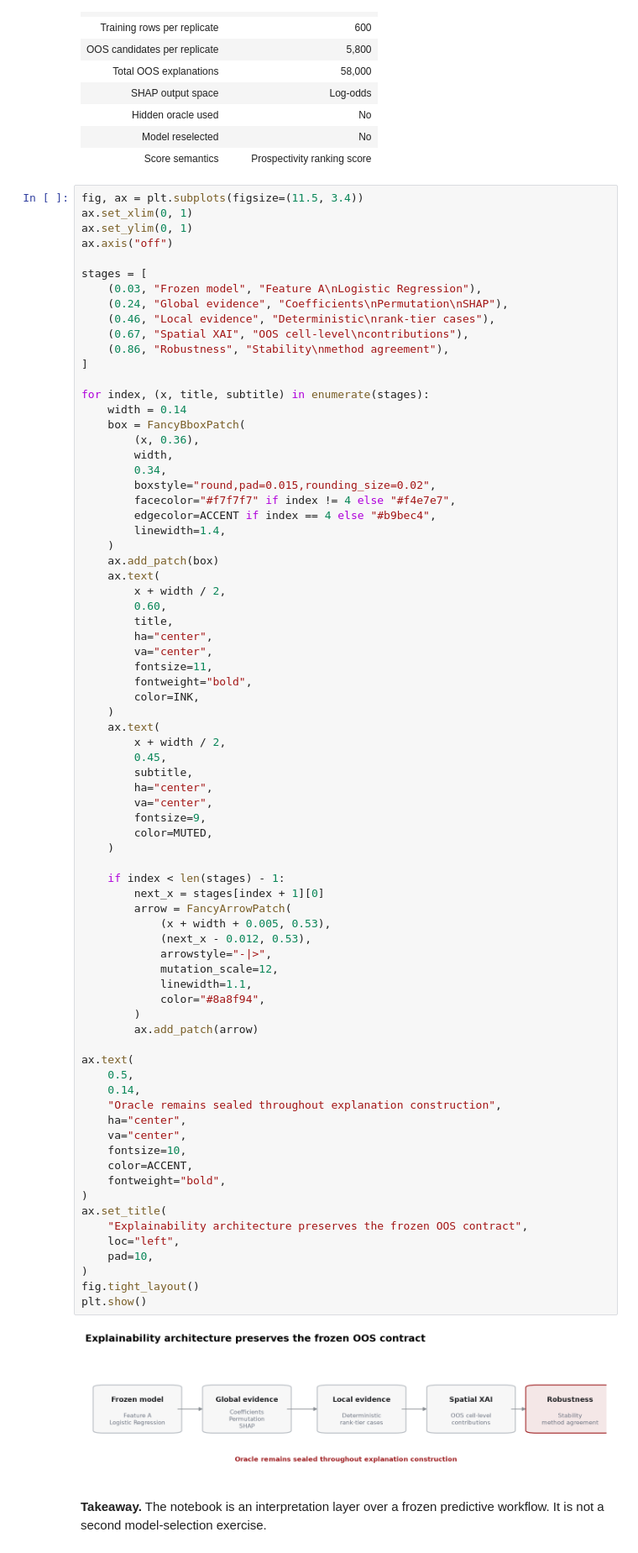
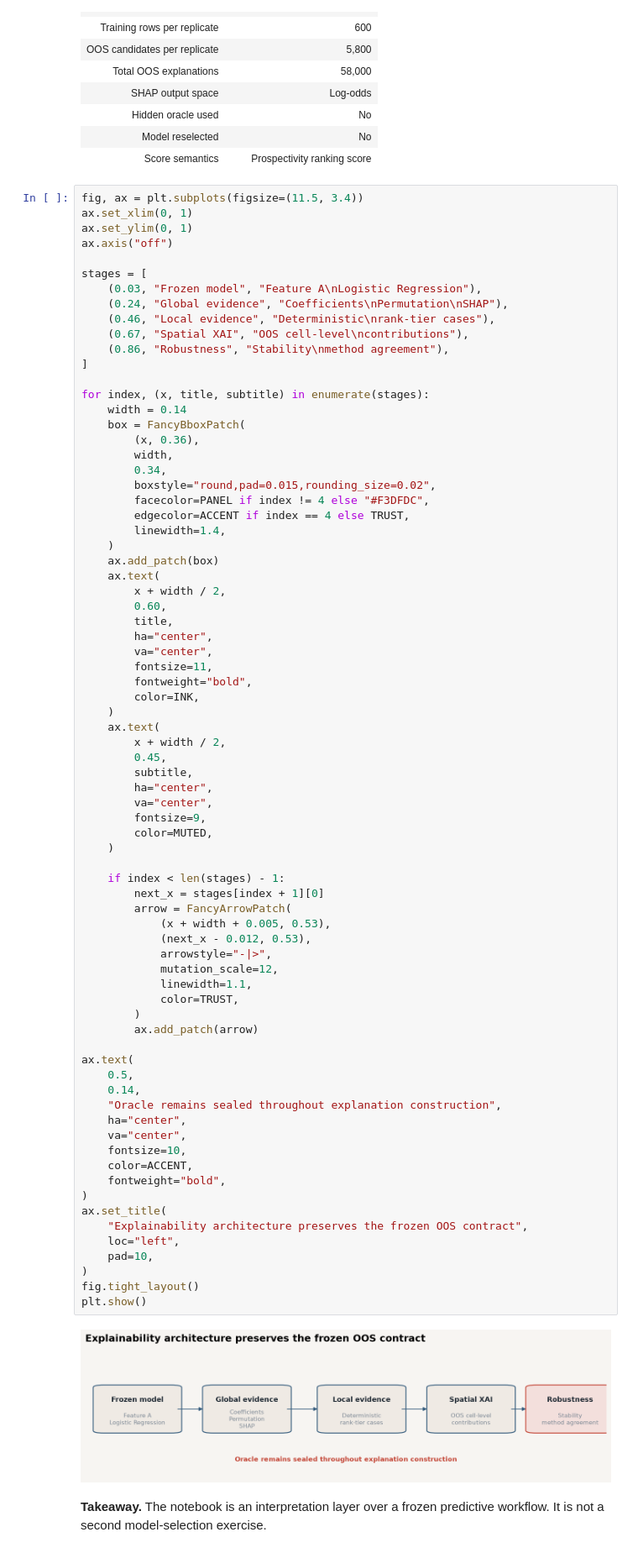
Before and after one commit to EHDataAI/geoai-mineral-labs, a Jupyter notebook: labs/lab06_explainable_geoai/06_explainable_geoai.ipynb, the cells around one changed output. Shown at 84% size. Cells and saved outputs as stored; diff of their text form.

```diff
--- a/labs/lab06_explainable_geoai/06_explainable_geoai.ipynb
+++ b/labs/lab06_explainable_geoai/06_explainable_geoai.ipynb
@@ -290,8 +318,8 @@ for index, (x, title, subtitle) in enumerate(stages):
         width,
         0.34,
         boxstyle="round,pad=0.015,rounding_size=0.02",
-        facecolor="#f7f7f7" if index != 4 else "#f4e7e7",
-        edgecolor=ACCENT if index == 4 else "#b9bec4",
+        facecolor=PANEL if index != 4 else "#F3DFDC",
+        edgecolor=ACCENT if index == 4 else TRUST,
         linewidth=1.4,
     )
     ax.add_patch(box)
@@ -317,35 +345,35 @@ for index, (x, title, subtitle) in enumerate(stages):
 
     if index < len(stages) - 1:
         next_x = stages[index + 1][0]
         arrow = FancyArrowPatch(
             (x + width + 0.005, 0.53),
             (next_x - 0.012, 0.53),
             arrowstyle="-|>",
             mutation_scale=12,
             linewidth=1.1,
-            color="#8a8f94",
+            color=TRUST,
         )
         ax.add_patch(arrow)
 
 ax.text(
     0.5,
     0.14,
     "Oracle remains sealed throughout explanation construction",
     ha="center",
     va="center",
     fontsize=10,
     color=ACCENT,
     fontweight="bold",
 )
 ax.set_title(
     "Explainability architecture preserves the frozen OOS contract",
     loc="left",
     pad=10,
 )
 fig.tight_layout()
 plt.show()
 # %% [output]
-[figure, old version]
+[figure, new version]
 # %% [markdown]
 **Takeaway.** The notebook is an interpretation layer over a frozen
 predictive workflow. It is not a second model-selection exercise.
```
Also changed, not shown: parts of 10 cells of this notebook, 3 other files.
